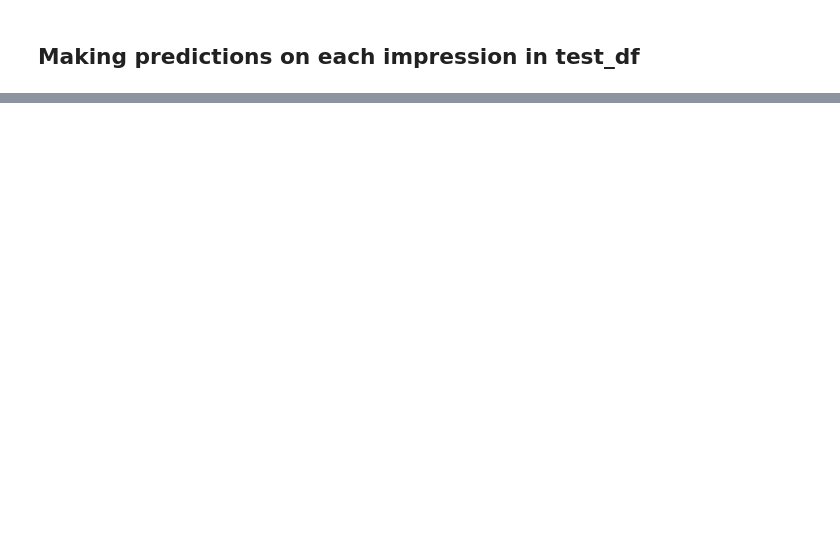
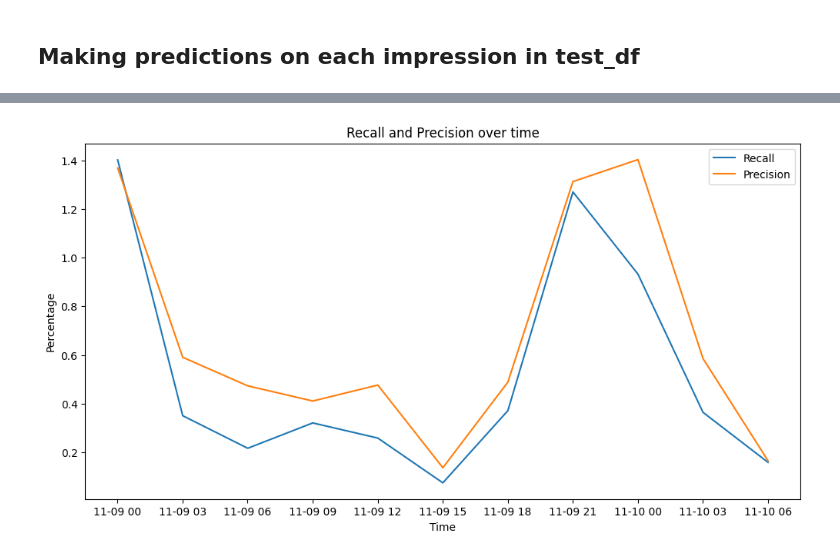
Before and after one commit to GurjotSinghAulakh/Recommender-systems, a Jupyter notebook: contentfilter.ipynb, the cells around one changed output, grey strips where cells are left out. Cells and saved outputs as stored; diff of their text form; code cells hidden in the pictures; blank space fills up the shorter version.

```diff
--- a/contentfilter.ipynb
+++ b/contentfilter.ipynb
@@ -546,0 +492,10 @@ test_df
+# %%
+def get_all_imps(df):
+    user_impressions = set()
+    for user in df['UserID'].unique():
+        impressions = df[df['UserID'] == user].Impressions.values
+        impressions = [impression.split(' ') for impression in impressions]
+        impressions = [impression.split('-')[0] if impression.split('-')[1] == '1' else None for impression in [imp for impression in impressions for imp in impression]]
+        impressions = [imp for imp in impressions if imp is not None]
+        user_impressions.update(impressions)
+    return user_impressions
@@ -546,0 +571,5 @@ test_df
+# %%
+window_df = pd.DataFrame(window_metrics)
+# %%
+window_df["precision"] = window_df["precision"] * 100
+window_df["recall"] = window_df["recall"] * 100
@@ -546,0 +591,15 @@ test_df
+# %%
+window_df['time'] = pd.to_datetime(window_df['time'])
+# %%
+# plot recall and precision against time
+import matplotlib.pyplot as plt
+plt.figure(figsize=(12, 6))
+plt.plot(window_df['time'], window_df['recall'], label='Recall')
+plt.plot(window_df['time'], window_df['precision'], label='Precision')
+plt.xlabel('Time')
+plt.ylabel('Percentage')
+plt.title('Recall and Precision over time')
+plt.legend()
+plt.show()
+# %% [output]
+[figure, added]
```
Also changed, not shown: parts of 30 cells of this notebook.
